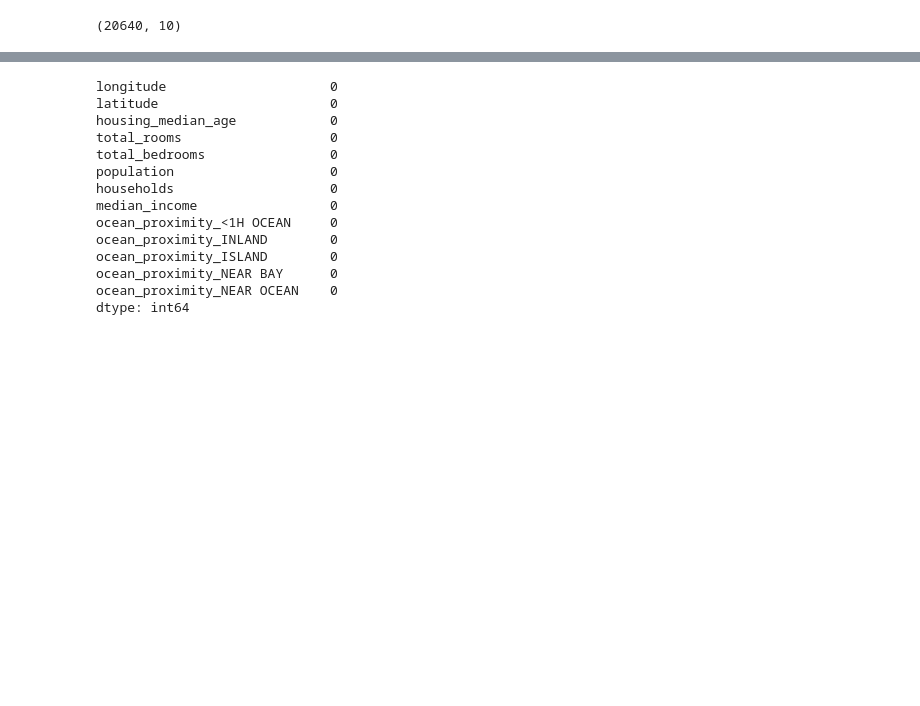
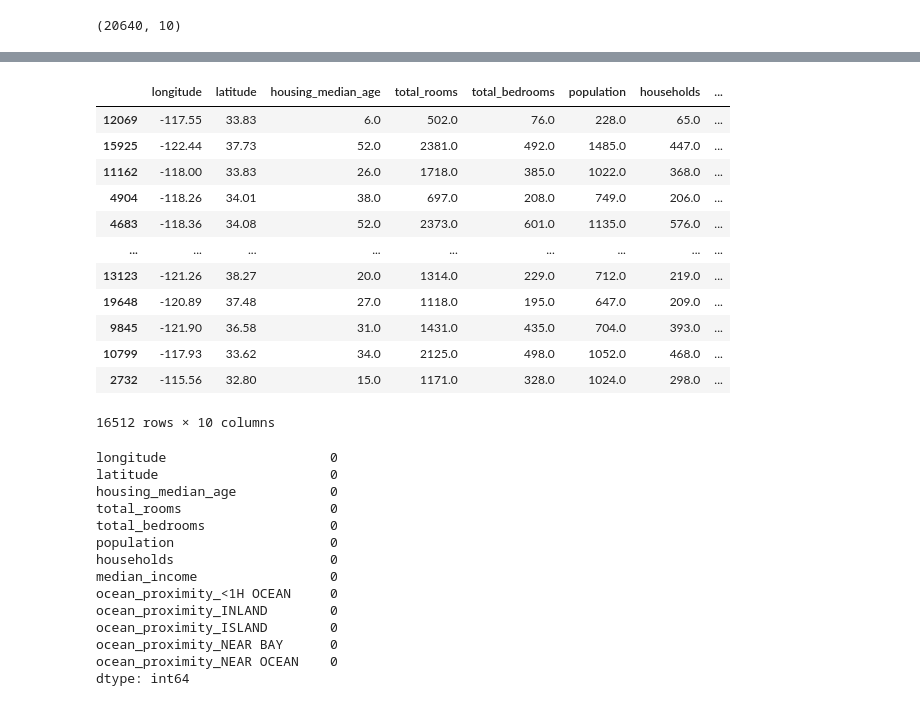
Before and after one commit to LHKode/Machine-Learning, a Jupyter notebook: house_predict.ipynb, the cells around one changed output, grey strips where cells are left out. Cells and saved outputs as stored; diff of their text form; code cells hidden in the pictures; blank space fills up the shorter version.

```diff
--- a/house_predict.ipynb
+++ b/house_predict.ipynb
@@ -373,0 +169,4 @@ dtype: int64
+# %%
+df_2["rooms_per_household"] = df_2["total_rooms"] / df_2["households"]
+df_2["bedrooms_per_rooms"] = df_2["total_bedrooms"] / df_2["total_rooms"]
+df_2["population_per_household"] = df_2["population"] / df_2["households"]
@@ -373,0 +228,14 @@ dtype: int64
+# %%
+rooms_per_household = df_2['rooms_per_household']
+population_per_household = df_2['population_per_household']
+bedrooms_per_rooms = df_2['bedrooms_per_rooms']
+# %%
+df_2["latitude_log"] = (latitude - latitude.min() + 1).transform(np.log)
+df_2["longitude_log"] = (longitude - longitude.min() + 1).transform(np.log)
+df_2["total_rooms_log"] = (total_rooms - total_rooms.min() + 1).transform(np.log)
+df_2["total_bedrooms_log"] = (total_bedrooms - total_bedrooms.min() + 1).transform(np.log)
+df_2["population_log"] = (population - population.min() + 1).transform(np.log)
+df_2["median_income_log"] = (median_income - median_income.min() + 1).transform(np.log)
+df_2["rooms_per_household_log"] = (rooms_per_household - rooms_per_household.min() + 1).transform(np.log)
+df_2["population_per_household_log"] = (population_per_household  - population_per_household.min() + 1).transform(np.log)
+df_2["bedrooms_per_rooms_log"] = (bedrooms_per_rooms   - bedrooms_per_rooms.min() + 1).transform(np.log)
@@ -378,3 +362,6 @@ dtype: int64
 # df_semi["rooms_per_household_log"] = df_semi["total_rooms_log"] / df_semi["household_log"]
 # df_semi["bedrooms_per_rooms_log"] = df_semi["total_bedrooms_log"] / df_semi["total_rooms_log"]
 # df_semi["population_per_household"] = df_semi["population_log"] / df_semi["household_log"]
+# %%
+from sklearn.model_selection import train_test_split
+train, test = train_test_split(df_2, test_size = 0.2, random_state = 0)
@@ -381 +370,17 @@ dtype: int64
+# %%
+train
+# %% [output]
+|  | longitude | latitude | housing_median_age | total_rooms | total_bedrooms | population | households | ... |
+| 12069 | -117.55 | 33.83 | 6.0 | 502.0 | 76.0 | 228.0 | 65.0 | ... |
+| 15925 | -122.44 | 37.73 | 52.0 | 2381.0 | 492.0 | 1485.0 | 447.0 | ... |
+| 11162 | -118.00 | 33.83 | 26.0 | 1718.0 | 385.0 | 1022.0 | 368.0 | ... |
+| 4904 | -118.26 | 34.01 | 38.0 | 697.0 | 208.0 | 749.0 | 206.0 | ... |
+| 4683 | -118.36 | 34.08 | 52.0 | 2373.0 | 601.0 | 1135.0 | 576.0 | ... |
+| ... | ... | ... | ... | ... | ... | ... | ... | ... |
+| 13123 | -121.26 | 38.27 | 20.0 | 1314.0 | 229.0 | 712.0 | 219.0 | ... |
+| 19648 | -120.89 | 37.48 | 27.0 | 1118.0 | 195.0 | 647.0 | 209.0 | ... |
+| 9845 | -121.90 | 36.58 | 31.0 | 1431.0 | 435.0 | 704.0 | 393.0 | ... |
+| 10799 | -117.93 | 33.62 | 34.0 | 2125.0 | 498.0 | 1052.0 | 468.0 | ... |
+| 2732 | -115.56 | 32.80 | 15.0 | 1171.0 | 328.0 | 1024.0 | 298.0 | ... |
+16512 rows × 10 columns
 # %%
```
Also changed, not shown: parts of 78 cells of this notebook, 1 other file.
